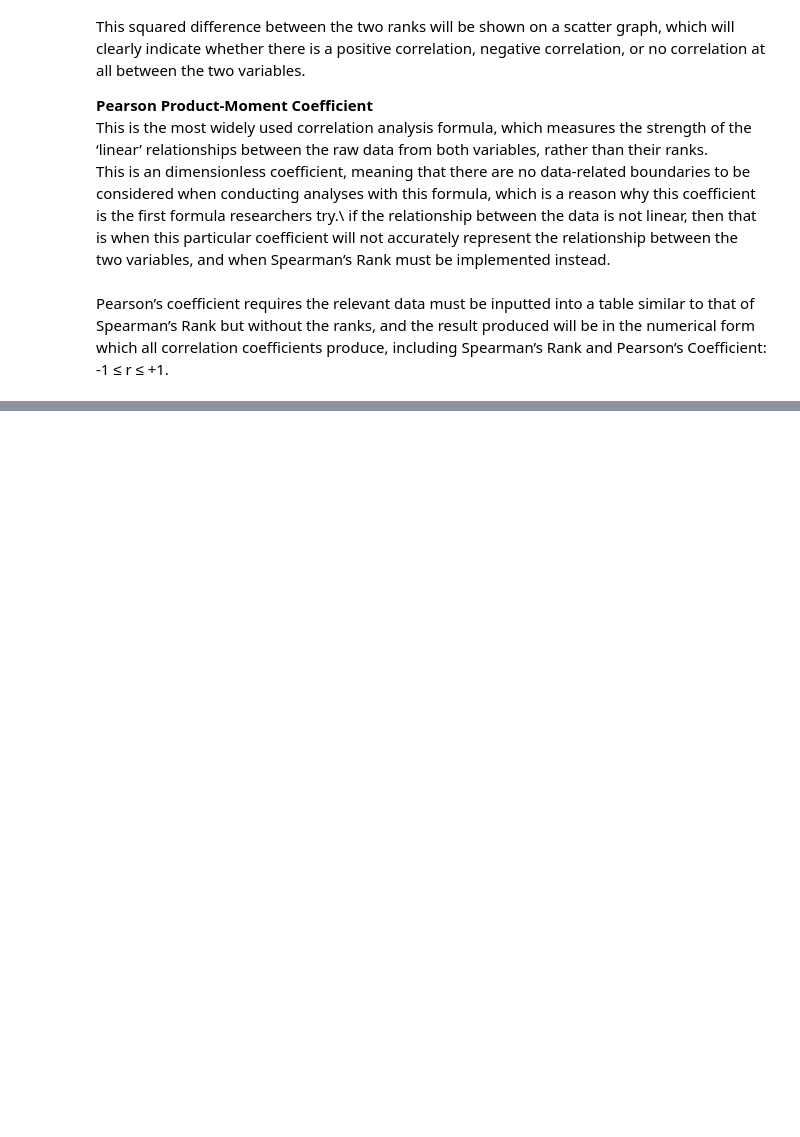
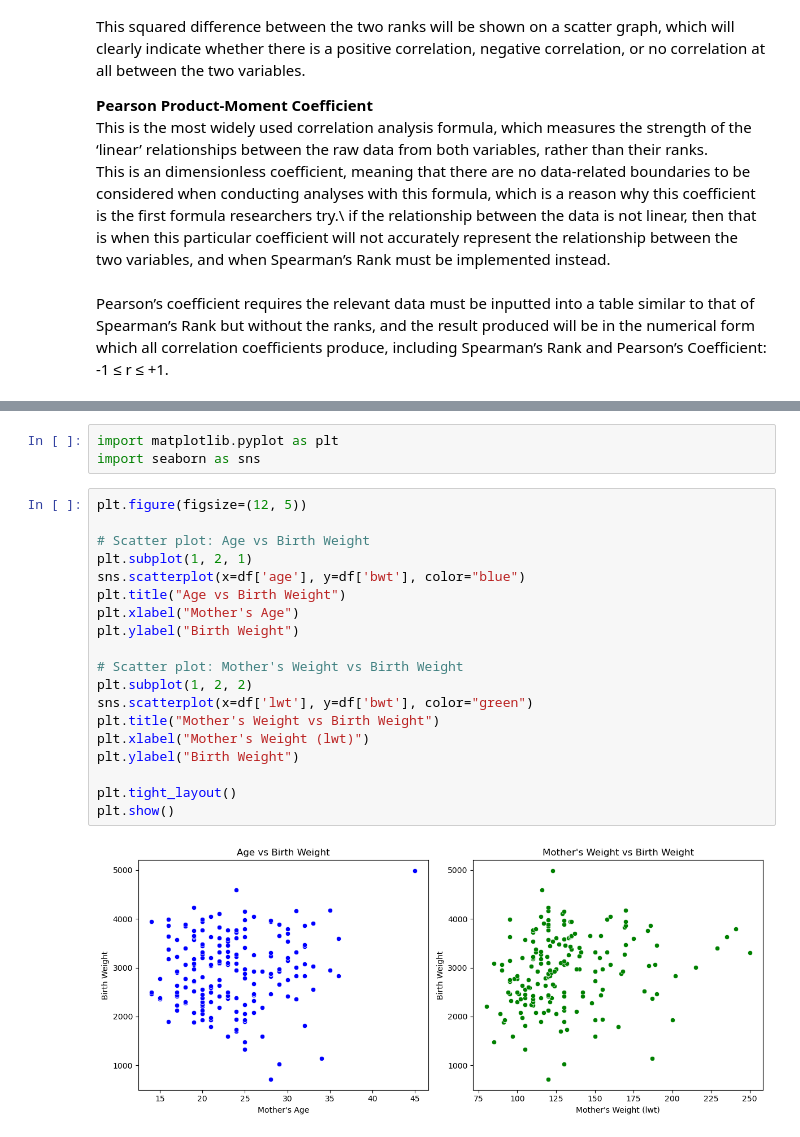
Before and after one commit to chanekarayush/Pict-Practicals, a Jupyter notebook: Assignment3/birth-wt-risk-factors.ipynb, the cells around one changed output, grey strips where cells are left out. Drawn from its saved outputs; the diff is of its cells as text; blank space fills up the shorter version.

```diff
--- a/Assignment3/birth-wt-risk-factors.ipynb
+++ b/Assignment3/birth-wt-risk-factors.ipynb
@@ -51,0 +107,24 @@ Pearson’s coefficient requires the relevant data must be inputted into a table
+# %%
+import matplotlib.pyplot as plt
+import seaborn as sns
+# %%
+plt.figure(figsize=(12, 5))
+
+# Scatter plot: Age vs Birth Weight
+plt.subplot(1, 2, 1)
+sns.scatterplot(x=df['age'], y=df['bwt'], color="blue")
+plt.title("Age vs Birth Weight")
+plt.xlabel("Mother's Age")
+plt.ylabel("Birth Weight")
+
+# Scatter plot: Mother's Weight vs Birth Weight
+plt.subplot(1, 2, 2)
+sns.scatterplot(x=df['lwt'], y=df['bwt'], color="green")
+plt.title("Mother's Weight vs Birth Weight")
+plt.xlabel("Mother's Weight (lwt)")
+plt.ylabel("Birth Weight")
+
+plt.tight_layout()
+plt.show()
+# %% [output]
+[figure, added]
```
Also changed, not shown: parts of 7 cells of this notebook, 2 other files.
